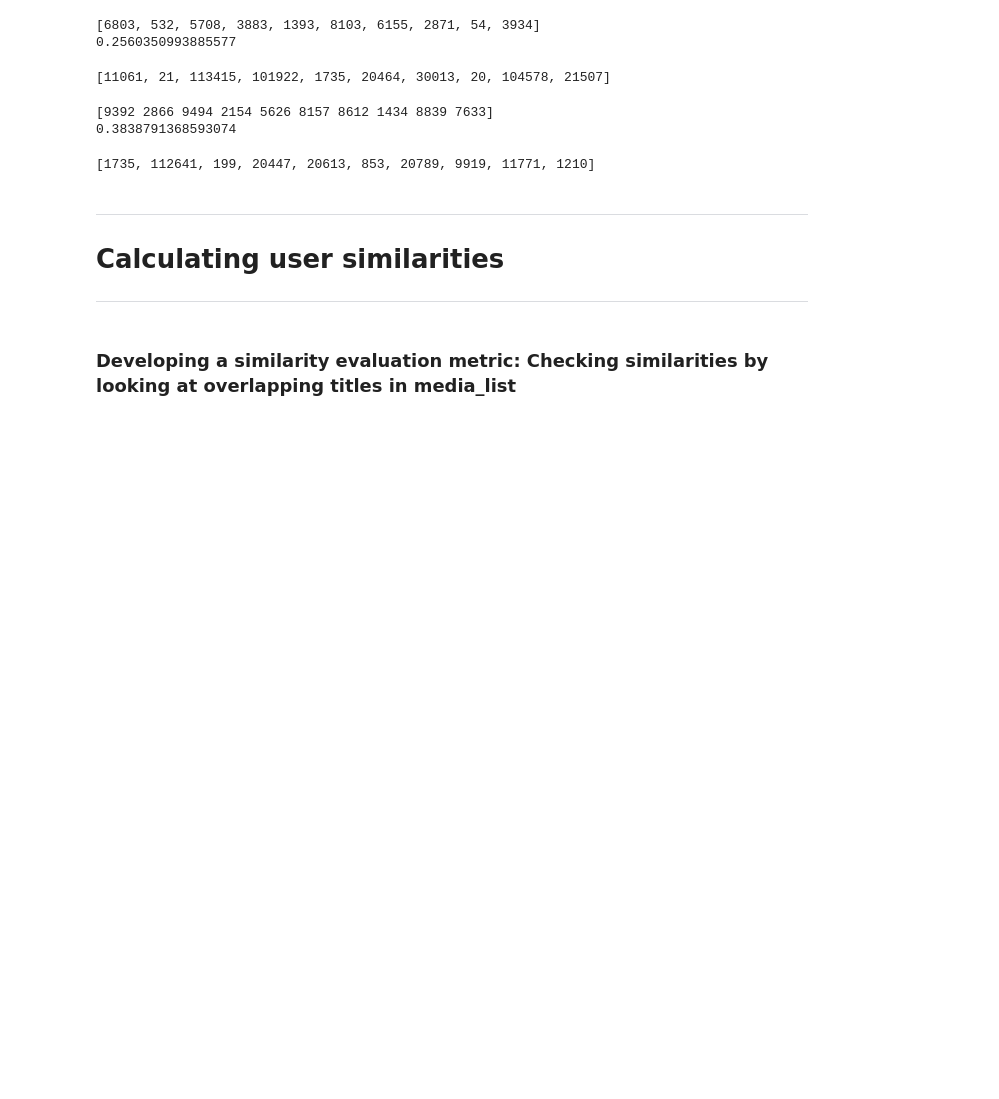
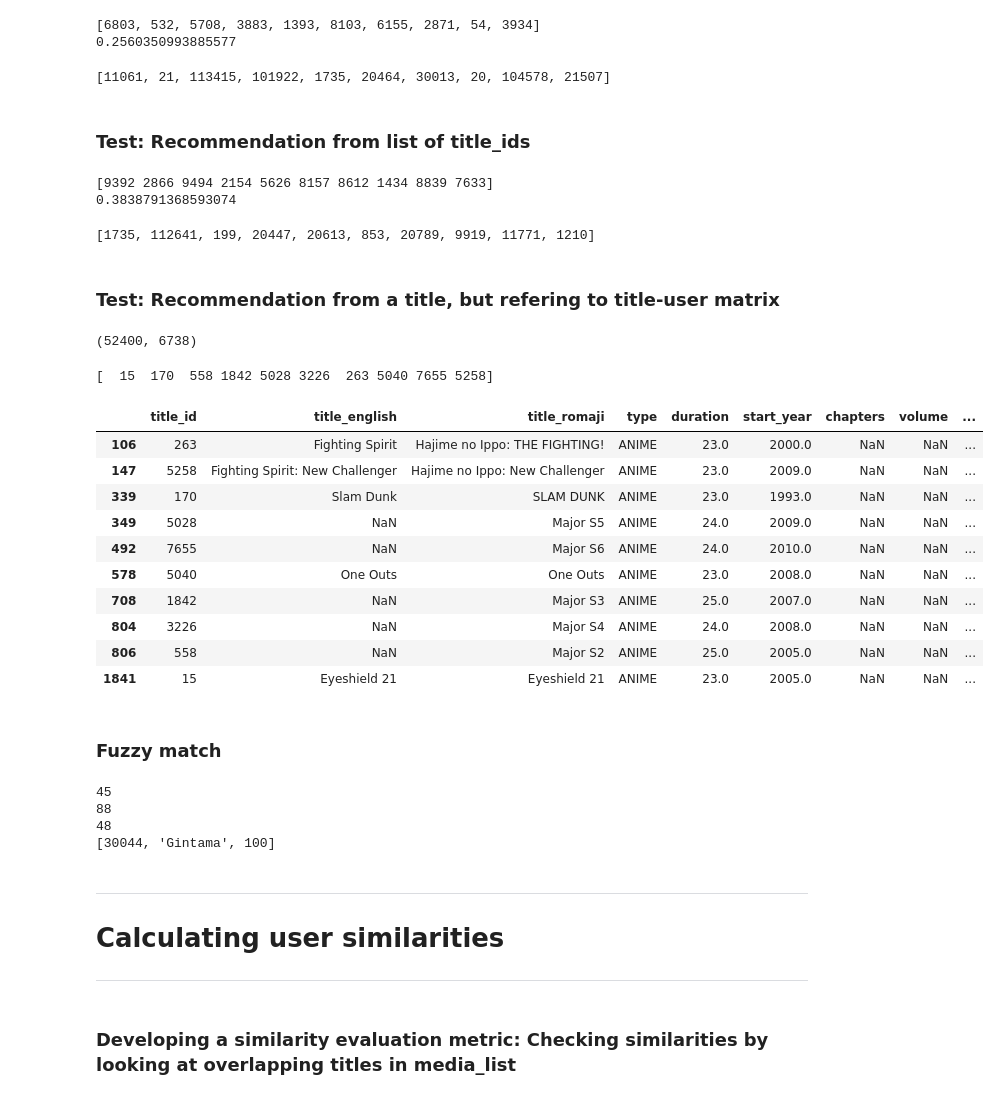
Before and after one commit to doyoung-umich/pj_otaku, a Jupyter notebook: Ryota/Recommendation Module.ipynb, the cells around one changed output. Cells and saved outputs as stored; diff of their text form; code cells hidden in the pictures; blank space fills up the shorter version.

Commit message:
[add] recommendation by NearestNeighbors model using title:user matrix

```diff
--- a/Ryota/Recommendation Module.ipynb
+++ b/Ryota/Recommendation Module.ipynb
@@ -179,6 +187,8 @@ ubf.recommend_from_unread_titles(10, top_10_similar_user_ids, method="refer_popu
 [6803, 532, 5708, 3883, 1393, 8103, 6155, 2871, 54, 3934]
 0.2560350993885577
 [11061, 21, 113415, 101922, 1735, 20464, 30013, 20, 104578, 21507]
+# %% [markdown]
+### Test: Recommendation from list of title_ids
 # %%
 # Query by title_ids
 
@@ -198,6 +208,68 @@ ubf.recommend_from_unread_titles(10, top_10_similar_user_ids, method="refer_popu
 [9392 2866 9494 2154 5626 8157 8612 1434 8839 7633]
 0.3838791368593074
 [1735, 112641, 199, 20447, 20613, 853, 20789, 9919, 11771, 1210]
+# %% [markdown]
+### Test: Recommendation from a title, but refering to title-user matrix
+# %%
+# Query by title_id
+
+# load sparse maatrix
+mat_title_user = sparse.load_npz("../assets/ryota_title_user.npz")
+print(mat_title_user.shape)
+# %% [output]
+(52400, 6738)
+# %%
+# Make recommendations using cosine similarity
+model = NearestNeighbors(metric="cosine", n_neighbors=20)
+model.fit(mat_title_user)
+distances, indices = model.kneighbors(mat_title_user[5], n_neighbors=10)
+# %%
+titlle_idx = np.load("../assets/ryota_title_user_idx.npy")
+recommended_title_ids = titlle_idx[indices].reshape(-1)
+print(recommended_title_ids)
+
+df_rec_titles = df_titles[df_titles["title_id"].isin(recommended_title_ids)]
+display(df_rec_titles)
+# %% [output]
+[  15  170  558 1842 5028 3226  263 5040 7655 5258]
+|  | title_id | title_english | title_romaji | type | duration | start_year | chapters | volume | ... |
+| 106 | 263 | Fighting Spirit | Hajime no Ippo: THE FIGHTING! | ANIME | 23.0 | 2000.0 | NaN | NaN | ... |
+| 147 | 5258 | Fighting Spirit: New Challenger | Hajime no Ippo: New Challenger | ANIME | 23.0 | 2009.0 | NaN | NaN | ... |
+| 339 | 170 | Slam Dunk | SLAM DUNK | ANIME | 23.0 | 1993.0 | NaN | NaN | ... |
+| 349 | 5028 | NaN | Major S5 | ANIME | 24.0 | 2009.0 | NaN | NaN | ... |
+| 492 | 7655 | NaN | Major S6 | ANIME | 24.0 | 2010.0 | NaN | NaN | ... |
+| 578 | 5040 | One Outs | One Outs | ANIME | 23.0 | 2008.0 | NaN | NaN | ... |
+| 708 | 1842 | NaN | Major S3 | ANIME | 25.0 | 2007.0 | NaN | NaN | ... |
+| 804 | 3226 | NaN | Major S4 | ANIME | 24.0 | 2008.0 | NaN | NaN | ... |
+| 806 | 558 | NaN | Major S2 | ANIME | 25.0 | 2005.0 | NaN | NaN | ... |
+| 1841 | 15 | Eyeshield 21 | Eyeshield 21 | ANIME | 23.0 | 2005.0 | NaN | NaN | ... |
+# %% [markdown]
+### Fuzzy match
+# %%
+print(fuzz.ratio("Gintama: THE VERY FINAL", "Gintama."))
+print(fuzz.partial_ratio("Gintama: THE VERY FINAL", "Gintama."))
+print(fuzz.token_sort_ratio("Gintama: THE VERY FINAL", "Gintama."))
+
+df_titles = pd.read_csv("../assets/titles_2000p.csv")
+# display(df_titles)
+
+q_title = "Gintama: THE VERY FINAL"
+
+title_id_zip = zip(df_titles["title_id"], df_titles["title_romaji"])
+best_match_title = None
+best_match_score = 0
+for t_id, title in title_id_zip:
+    partial_ratio = fuzz.partial_ratio(title.lower(), q_title.lower())
+    if partial_ratio > best_match_score:
+        best_match_score = partial_ratio
+        best_match_title = [t_id, title, partial_ratio]
+
+print(best_match_title)
+# %% [output]
+45
+88
+48
+[30044, 'Gintama', 100]
 # %% [markdown]
 ---
 # Calculating user similarities
```
Also changed, not shown: parts of 4 cells of this notebook.
